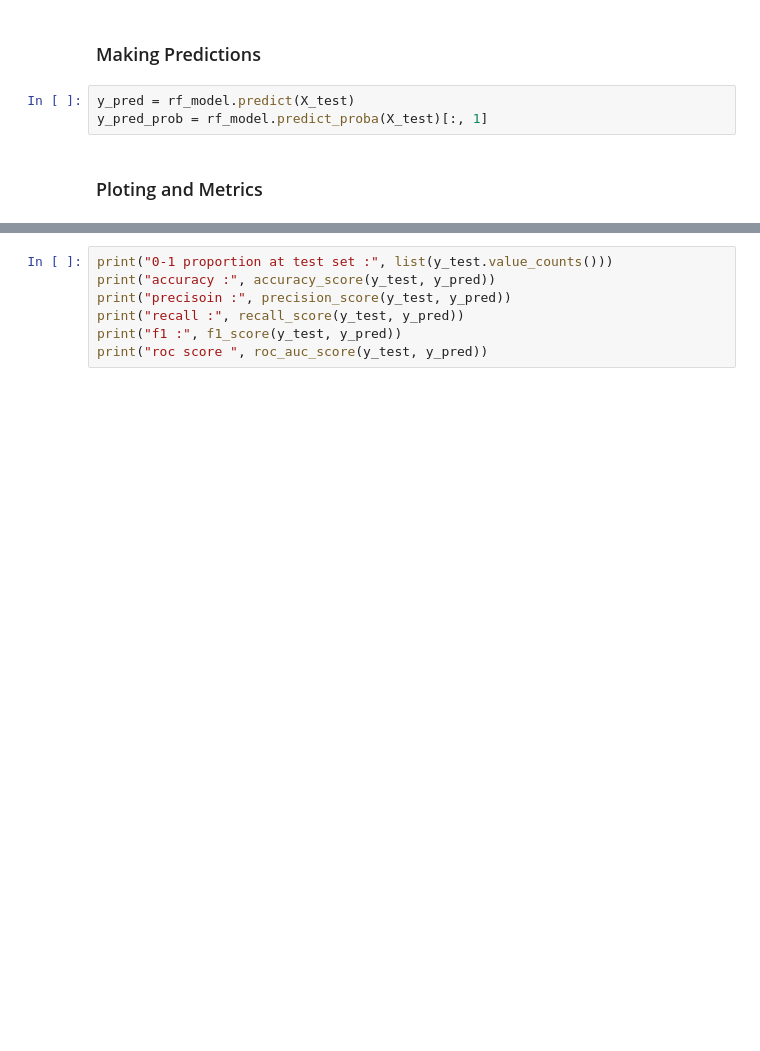
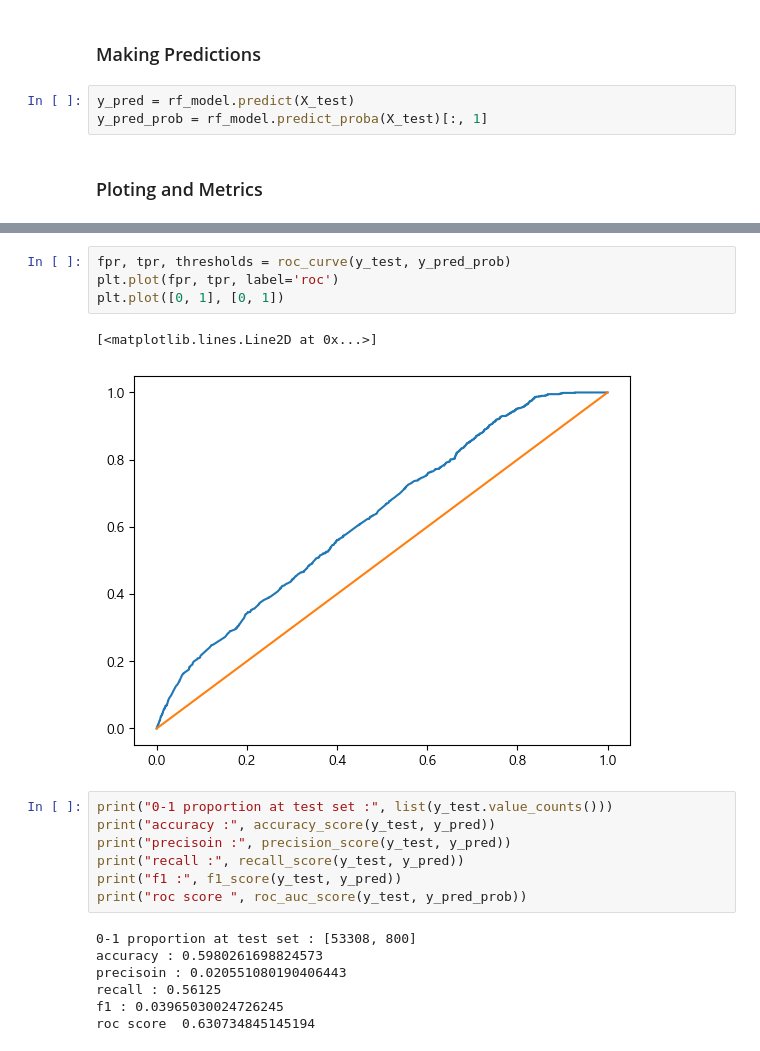
Before and after one commit to basill2001/IECAPSTONE1, a Jupyter notebook: models_RF-2.ipynb, the cells around one changed output, grey strips where cells are left out. Cells and saved outputs as stored; diff of their text form; blank space fills up the shorter version.

```diff
--- a/models_RF-2.ipynb
+++ b/models_RF-2.ipynb
@@ -199,7 +195,21 @@ plt.show()
+# %%
+fpr, tpr, thresholds = roc_curve(y_test, y_pred_prob)
+plt.plot(fpr, tpr, label='roc')
+plt.plot([0, 1], [0, 1])
+# %% [output]
+[<matplotlib.lines.Line2D at 0x...>]
+[figure, added]
 # %%
 print("0-1 proportion at test set :", list(y_test.value_counts()))
 print("accuracy :", accuracy_score(y_test, y_pred))
 print("precisoin :", precision_score(y_test, y_pred))
 print("recall :", recall_score(y_test, y_pred))
 print("f1 :", f1_score(y_test, y_pred))
-print("roc score ", roc_auc_score(y_test, y_pred))
+print("roc score ", roc_auc_score(y_test, y_pred_prob))
+# %% [output]
+0-1 proportion at test set : [53308, 800]
+accuracy : 0.5980261698824573
+precisoin : 0.020551080190406443
+recall : 0.56125
+f1 : 0.03965030024726245
+roc score  0.630734845145194
```
Also changed, not shown: parts of 5 cells of this notebook.
